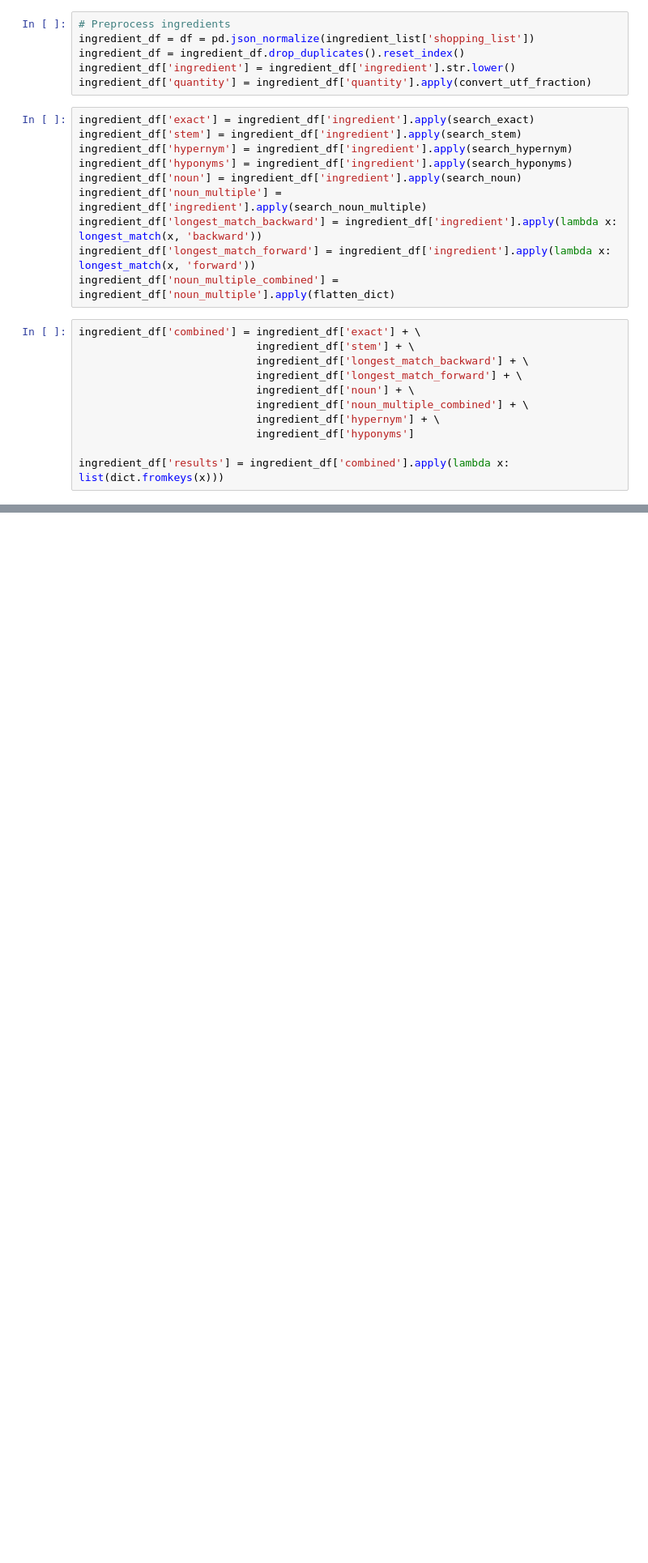
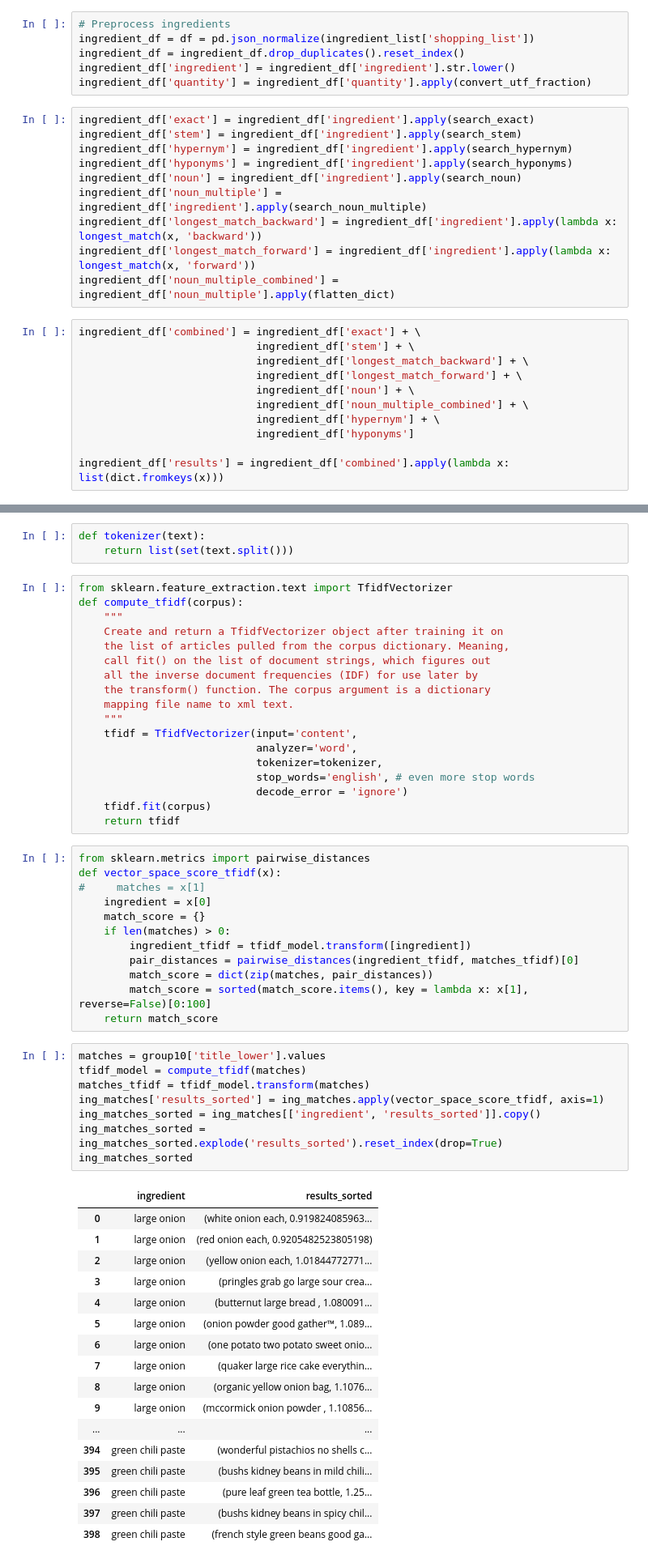
Before and after one commit to dianewoodbridge/target_recipe_project, a Jupyter notebook: code/notebook/search.ipynb, the cells around one changed output, grey strips where cells are left out. Shown at 81% size. Saved outputs shown, nothing was run; the diff lists cells and outputs as text; blank space fills up the shorter version.

```diff
--- a/code/notebook/search.ipynb
+++ b/code/notebook/search.ipynb
@@ -324,0 +565,59 @@ print(json.dumps(json_str, indent=4))
+# %%
+def tokenizer(text):
+    return list(set(text.split()))
+# %%
+from sklearn.feature_extraction.text import TfidfVectorizer
+def compute_tfidf(corpus):
+    """
+    Create and return a TfidfVectorizer object after training it on
+    the list of articles pulled from the corpus dictionary. Meaning,
+    call fit() on the list of document strings, which figures out
+    all the inverse document frequencies (IDF) for use later by
+    the transform() function. The corpus argument is a dictionary
+    mapping file name to xml text.
+    """
+    tfidf = TfidfVectorizer(input='content',
+                            analyzer='word',
+                            tokenizer=tokenizer,
+                            stop_words='english', # even more stop words
+                            decode_error = 'ignore')
+    tfidf.fit(corpus)
+    return tfidf
+# %%
+from sklearn.metrics import pairwise_distances
+def vector_space_score_tfidf(x):
+#     matches = x[1]
+    ingredient = x[0]
+    match_score = {}
+    if len(matches) > 0:
+        ingredient_tfidf = tfidf_model.transform([ingredient])
+        pair_distances = pairwise_distances(ingredient_tfidf, matches_tfidf)[0]
+        match_score = dict(zip(matches, pair_distances))
+        match_score = sorted(match_score.items(), key = lambda x: x[1], reverse=False)[0:100]
+    return match_score
+# %%
+matches = group10['title_lower'].values
+tfidf_model = compute_tfidf(matches)
+matches_tfidf = tfidf_model.transform(matches)
+ing_matches['results_sorted'] = ing_matches.apply(vector_space_score_tfidf, axis=1)
+ing_matches_sorted = ing_matches[['ingredient', 'results_sorted']].copy()
+ing_matches_sorted = ing_matches_sorted.explode('results_sorted').reset_index(drop=True)
+ing_matches_sorted
+# %% [output]
+|  | ingredient | results_sorted |
+| 0 | large onion | (white onion each, 0.919824085963... |
+| 1 | large onion | (red onion each, 0.9205482523805198) |
+| 2 | large onion | (yellow onion each, 1.01844772771... |
+| 3 | large onion | (pringles grab go large sour crea... |
+| 4 | large onion | (butternut large bread , 1.080091... |
+| 5 | large onion | (onion powder good gather™, 1.089... |
+| 6 | large onion | (one potato two potato sweet onio... |
+| 7 | large onion | (quaker large rice cake everythin... |
+| 8 | large onion | (organic yellow onion bag, 1.1076... |
+| 9 | large onion | (mccormick onion powder , 1.10856... |
+| ... | ... | ... |
+| 394 | green chili paste | (wonderful pistachios no shells c... |
+| 395 | green chili paste | (bushs kidney beans in mild chili... |
+| 396 | green chili paste | (pure leaf green tea bottle, 1.25... |
+| 397 | green chili paste | (bushs kidney beans in spicy chil... |
+| 398 | green chili paste | (french style green beans good ga... |
```
Also changed, not shown: parts of 35 cells of this notebook.
